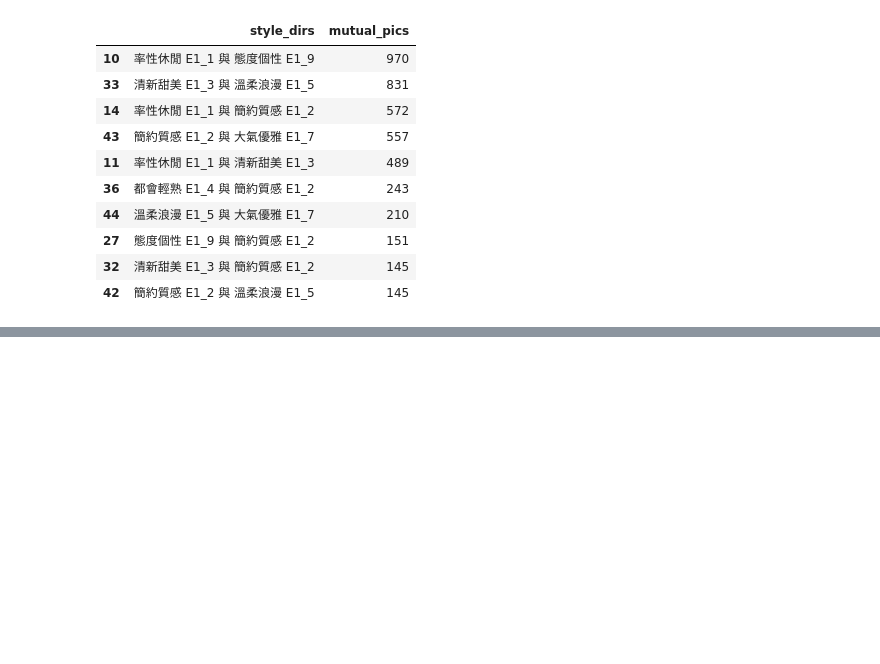
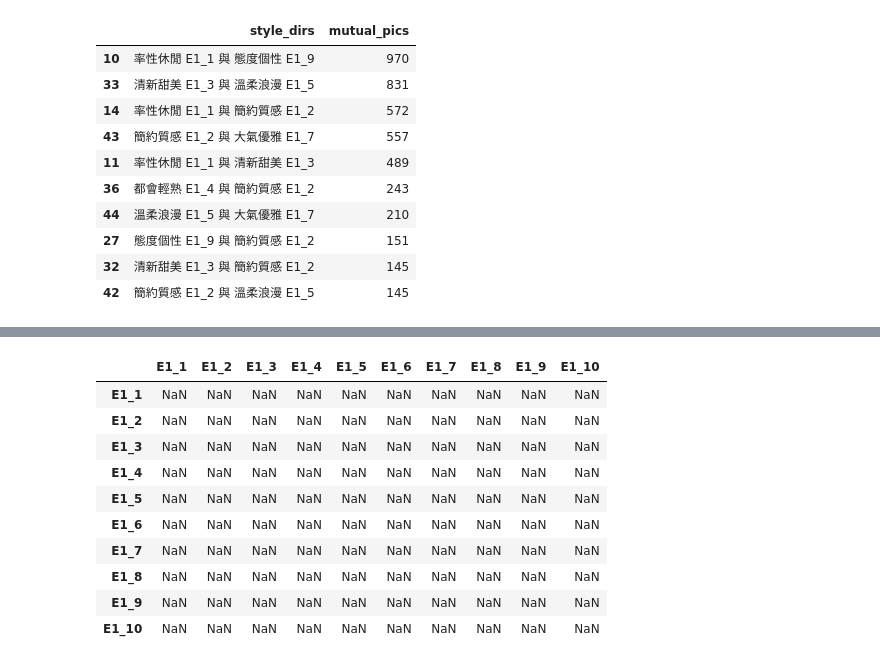
Before and after one commit to oscar-zhou/Program-Fashion-Recommandation-System, a Jupyter notebook: combine_styles.ipynb, the cells around one changed output, grey strips where cells are left out. Saved outputs shown, nothing was run; the diff lists cells and outputs as text; code cells hidden in the pictures; blank space fills up the shorter version.

```diff
--- a/combine_styles.ipynb
+++ b/combine_styles.ipynb
@@ -85,0 +154,17 @@ mutual_df.head(10)
+# %%
+columns = ['E1_1','E1_2','E1_3','E1_4','E1_5','E1_6','E1_7','E1_8','E1_9','E1_10']
+index = ['E1_1','E1_2','E1_3','E1_4','E1_5','E1_6','E1_7','E1_8','E1_9','E1_10']
+m_df = pd.DataFrame(columns=columns,index=index)
+m_df
+# %% [output]
+|  | E1_1 | E1_2 | E1_3 | E1_4 | E1_5 | E1_6 | E1_7 | E1_8 | E1_9 | E1_10 |
+| E1_1 | NaN | NaN | NaN | NaN | NaN | NaN | NaN | NaN | NaN | NaN |
+| E1_2 | NaN | NaN | NaN | NaN | NaN | NaN | NaN | NaN | NaN | NaN |
+| E1_3 | NaN | NaN | NaN | NaN | NaN | NaN | NaN | NaN | NaN | NaN |
+| E1_4 | NaN | NaN | NaN | NaN | NaN | NaN | NaN | NaN | NaN | NaN |
+| E1_5 | NaN | NaN | NaN | NaN | NaN | NaN | NaN | NaN | NaN | NaN |
+| E1_6 | NaN | NaN | NaN | NaN | NaN | NaN | NaN | NaN | NaN | NaN |
+| E1_7 | NaN | NaN | NaN | NaN | NaN | NaN | NaN | NaN | NaN | NaN |
+| E1_8 | NaN | NaN | NaN | NaN | NaN | NaN | NaN | NaN | NaN | NaN |
+| E1_9 | NaN | NaN | NaN | NaN | NaN | NaN | NaN | NaN | NaN | NaN |
+| E1_10 | NaN | NaN | NaN | NaN | NaN | NaN | NaN | NaN | NaN | NaN |
```
Also changed, not shown: parts of 10 cells of this notebook.
